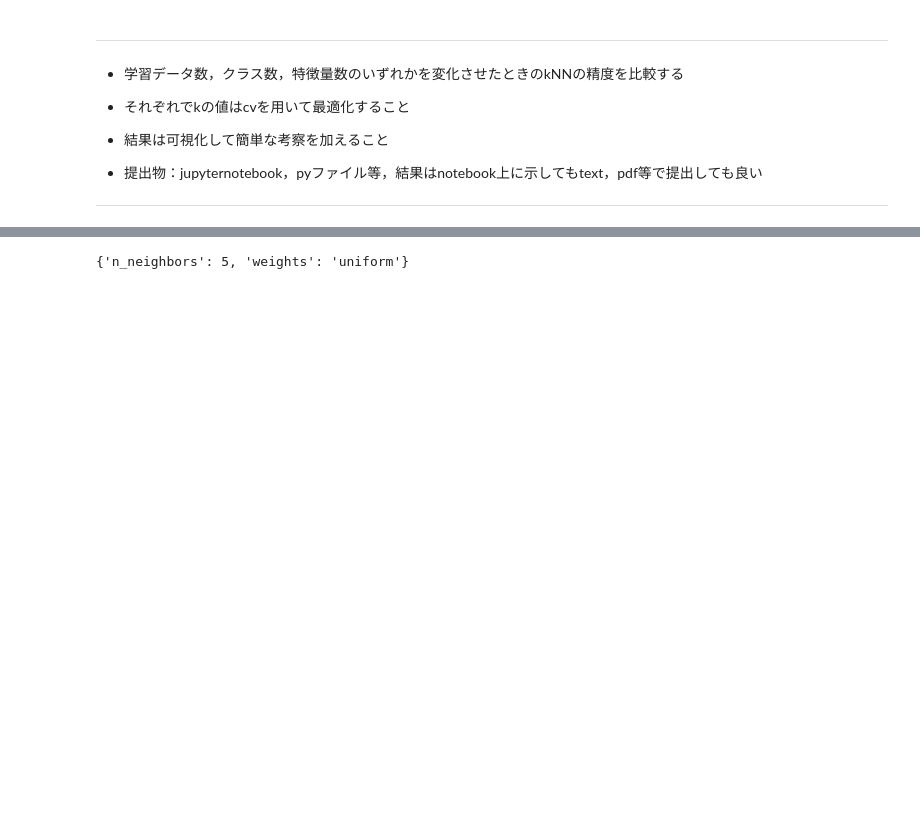
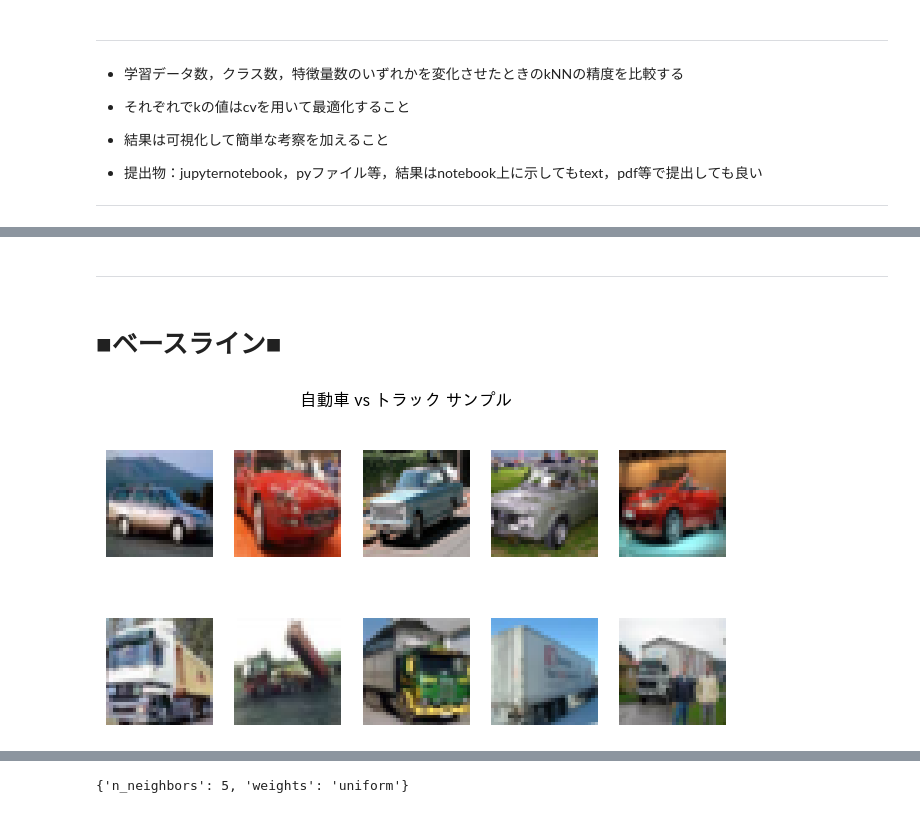
Before and after one commit to souldrive7/ECP, a Jupyter notebook: 教師あり学習課題‗村松先生.ipynb, the cells around one changed output, grey strips where cells are left out. Drawn from its saved outputs; the diff is of its cells as text; code cells hidden in the pictures; blank space fills up the shorter version.

```diff
--- a/教師あり学習課題‗村松先生.ipynb
+++ b/教師あり学習課題‗村松先生.ipynb
@@ -154,7 +24,0 @@ from PIL import Image
-# %%
-w = h = 16
-x_tr_sm = np.zeros((x_tr.shape[0], h, w, 3))
-for i,smp in enumerate(x_tr):
-  img = Image.fromarray(smp.reshape(32,32,3))
-  img = img.resize((w,h), Image.LANCZOS)
-  x_tr_sm[i] = np.array(img, np.uint8)
@@ -165,14 +24,0 @@ x_tr_sm.shape
-# %%
-x_te_sm = np.zeros((x_te.shape[0], h, w, 3))
-for i,smp in enumerate(x_te):
-  img = Image.fromarray(smp.reshape(32,32,3))
-  img = img.resize((w,h), Image.LANCZOS)
-  x_te_sm[i] = np.array(img, np.uint8)
-# %%
-fig,ax = plt.subplots(4,5,figsize=(10,8))
-ax = ax.flatten()
-for i in range(10):
-  ax[i].imshow(x_tr_sm[i]/255)
-  ax[i].axis('off')
-  ax[i+10].imshow(x_tr_sm[i+500]/255)
-  ax[i+10].axis('off')
@@ -180,0 +79,24 @@ for i in range(10):
+# %%
+# CIFAR-10読み込み
+(x_train, y_train), (x_test, y_test) = cifar10.load_data()
+y_train = y_train.ravel(); y_test = y_test.ravel()
+class_names = ['airplane','automobile','bird','cat','deer',
+               'dog','frog','horse','ship','truck']
+# %% [markdown]
+
+
+---
+# %% [markdown]
+# ■ベースライン■
+# %%
+# (1) クラスごとのサンプル表示（自動車 vs トラック）
+fig, axes = plt.subplots(2,5, figsize=(8,4))
+for i, cls in enumerate([1,9]):  # 1=automobile, 9=truck
+    imgs = x_train[y_train==cls][:5]
+    for j,img in enumerate(imgs):
+        ax = axes[i,j]
+        ax.imshow(img); ax.axis('off')
+    axes[i,0].set_ylabel(class_names[cls])
+plt.suptitle("自動車 vs トラック サンプル"); plt.show()
+# %% [output]
+[figure, added]
```
Also changed, not shown: parts of 44 cells of this notebook.
